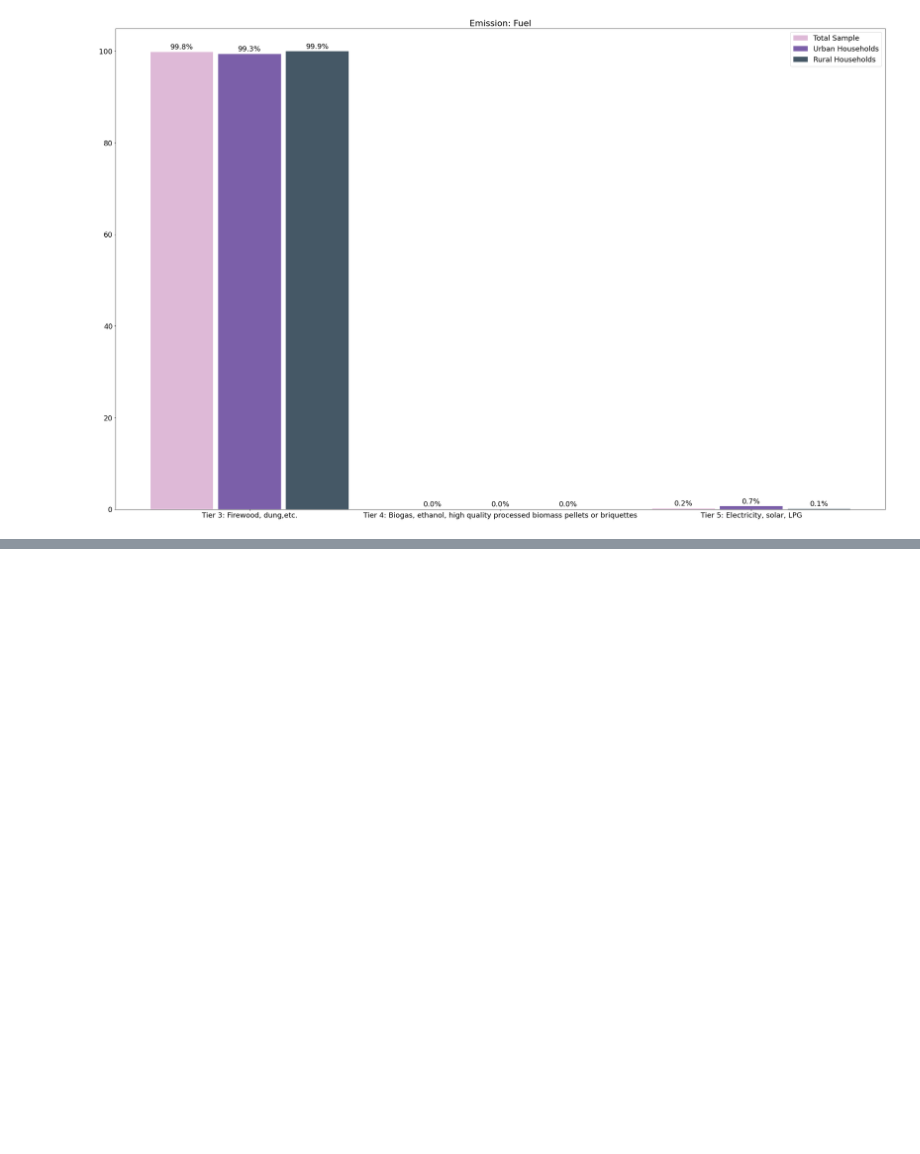
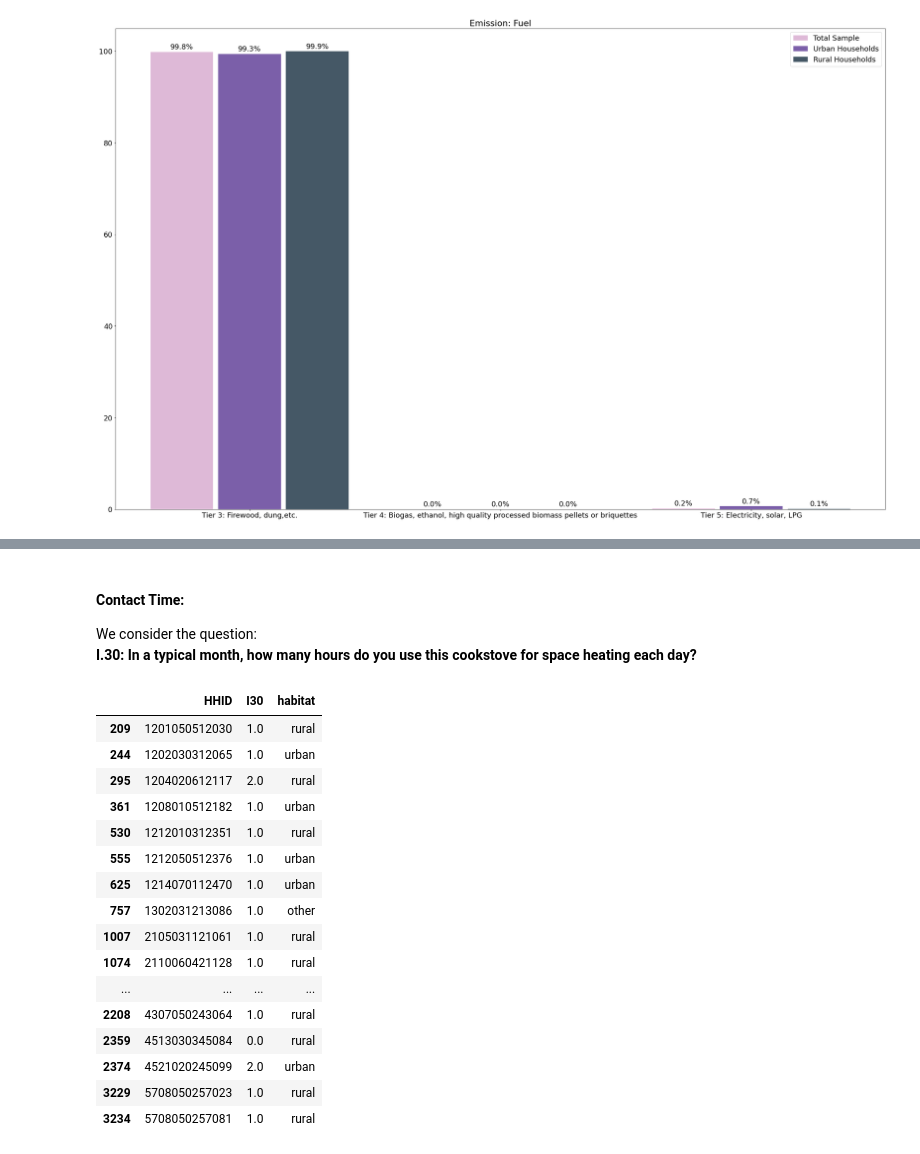
Before and after one commit to alfonsocaiazzo/esmap-mtf-data, a Jupyter notebook: mtf-book/rwanda/cooking_solutions.ipynb, the cells around one changed output, grey strips where cells are left out. Cells and saved outputs as stored; diff of their text form; code cells hidden in the pictures; blank space fills up the shorter version.

```diff
--- a/mtf-book/rwanda/cooking_solutions.ipynb
+++ b/mtf-book/rwanda/cooking_solutions.ipynb
@@ -572,0 +689,26 @@ plot_tier_distribution(data_I18,'Fuel_Tier',values=[3,4,5],
+# %% [markdown]
+#### Contact Time:
+
+We consider the question:
+**I.30: In a typical month, how many hours do you use this cookstove for space heating each day?**
+# %%
+data_I30 = data_I[['HHID','I30','habitat']].dropna()
+data_I30
+# %% [output]
+|  | HHID | I30 | habitat |
+| 209 | 1201050512030 | 1.0 | rural |
+| 244 | 1202030312065 | 1.0 | urban |
+| 295 | 1204020612117 | 2.0 | rural |
+| 361 | 1208010512182 | 1.0 | urban |
+| 530 | 1212010312351 | 1.0 | rural |
+| 555 | 1212050512376 | 1.0 | urban |
+| 625 | 1214070112470 | 1.0 | urban |
+| 757 | 1302031213086 | 1.0 | other |
+| 1007 | 2105031121061 | 1.0 | rural |
+| 1074 | 2110060421128 | 1.0 | rural |
+| ... | ... | ... | ... |
+| 2208 | 4307050243064 | 1.0 | rural |
+| 2359 | 4513030345084 | 0.0 | rural |
+| 2374 | 4521020245099 | 2.0 | urban |
+| 3229 | 5708050257023 | 1.0 | rural |
+| 3234 | 5708050257081 | 1.0 | rural |
```
Also changed, not shown: parts of 9 cells of this notebook.
